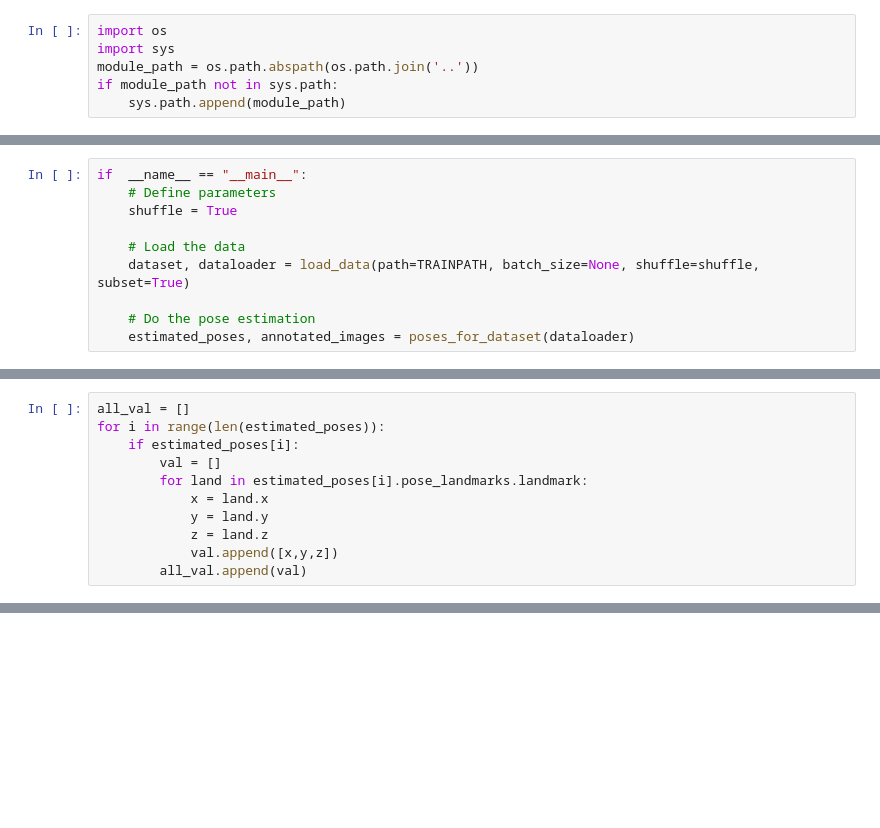
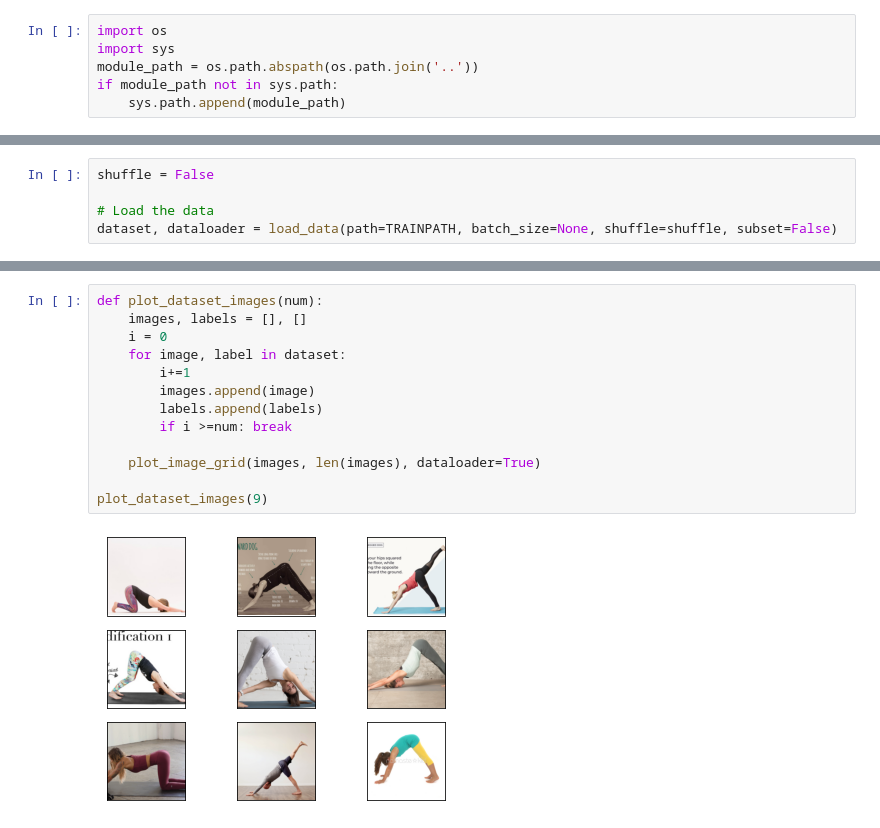
Before and after one commit to alec-flowers/visual_intelligence, a Jupyter notebook: notebooks/mediapipe_stuff.ipynb, the cells around one changed output, grey strips where cells are left out. Saved outputs shown, nothing was run; the diff lists cells and outputs as text; blank space fills up the shorter version.

```diff
--- a/notebooks/mediapipe_stuff.ipynb
+++ b/notebooks/mediapipe_stuff.ipynb
@@ -13,10 +18,5 @@ import numpy as np
 # %%
-if  __name__ == "__main__":
-    # Define parameters
-    shuffle = True
+shuffle = False
 
-    # Load the data
-    dataset, dataloader = load_data(path=TRAINPATH, batch_size=None, shuffle=shuffle, subset=True)
-
-    # Do the pose estimation
-    estimated_poses, annotated_images = poses_for_dataset(dataloader)
+# Load the data
+dataset, dataloader = load_data(path=TRAINPATH, batch_size=None, shuffle=shuffle, subset=False)
@@ -30,11 +22,0 @@ b
-# %%
-all_val = []
-for i in range(len(estimated_poses)):
-    if estimated_poses[i]:
-        val = []
-        for land in estimated_poses[i].pose_landmarks.landmark:
-            x = land.x
-            y = land.y
-            z = land.z
-            val.append([x,y,z])
-        all_val.append(val)
@@ -44,0 +92,15 @@ len(all_val)
+# %%
+def plot_dataset_images(num):
+    images, labels = [], []
+    i = 0
+    for image, label in dataset:
+        i+=1
+        images.append(image)
+        labels.append(labels)
+        if i >=num: break
+
+    plot_image_grid(images, len(images), dataloader=True)
+
+plot_dataset_images(9)
+# %% [output]
+[figure, added]
```
Also changed, not shown: parts of 16 cells of this notebook, 5 other files.
